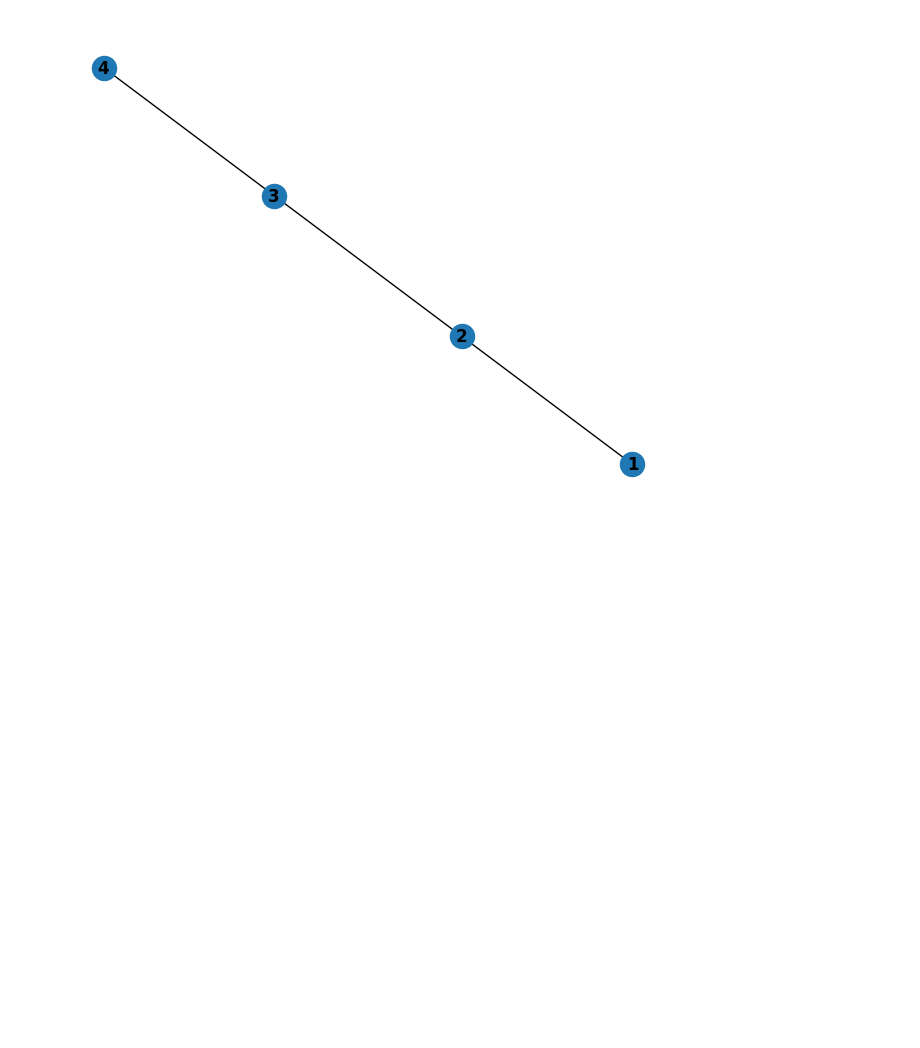
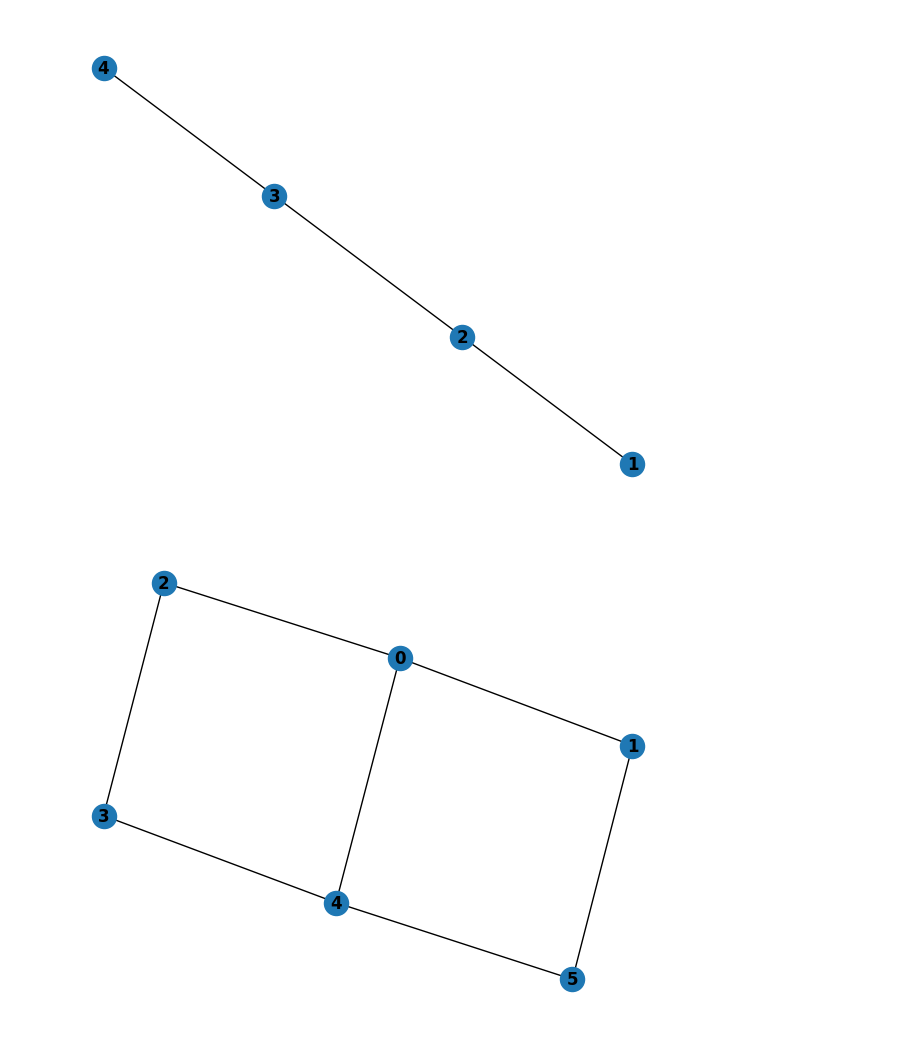
Before and after one commit to meodaiduoi/GAMR, a Jupyter notebook: RoutingComparation/scenario/mn_network/topograph.ipynb, the cells around one changed output. Cells and saved outputs as stored; diff of their text form; code cells hidden in the pictures; blank space fills up the shorter version.

```diff
--- a/RoutingComparation/scenario/mn_network/topograph.ipynb
+++ b/RoutingComparation/scenario/mn_network/topograph.ipynb
@@ -145,2 +146,29 @@ nx.write_graphml(graph, "graphml_ds/4sw_linear.graphml")
 # %% [output]
 [figure]
+# %%
+import networkx as nx
+import matplotlib.pyplot as plt
+
+def read_graph_file(filename):
+    try:
+        graph = nx.read_graphml(filename)
+    except nx.NetworkXError:
+        try:
+            graph = nx.read_gexf(filename)
+        except nx.NetworkXError:
+            try:
+                graph = nx.read_edgelist(filename)
+            except nx.NetworkXError:
+                try:
+                    # Read from json file
+                    graph = json_graph.node_link_graph(filename)
+                except nx.NetworkXError:
+                    return "Error: Unsupported file format"
+    return graph
+
+graph = read_graph_file('graphml_ds/Epoch.graphml')
+
+nx.draw(graph, with_labels=True, font_weight='bold')
+plt.show()
+# %% [output]
+[figure, added]
```
Also changed, not shown: parts of 7 cells of this notebook, 12 other files.
